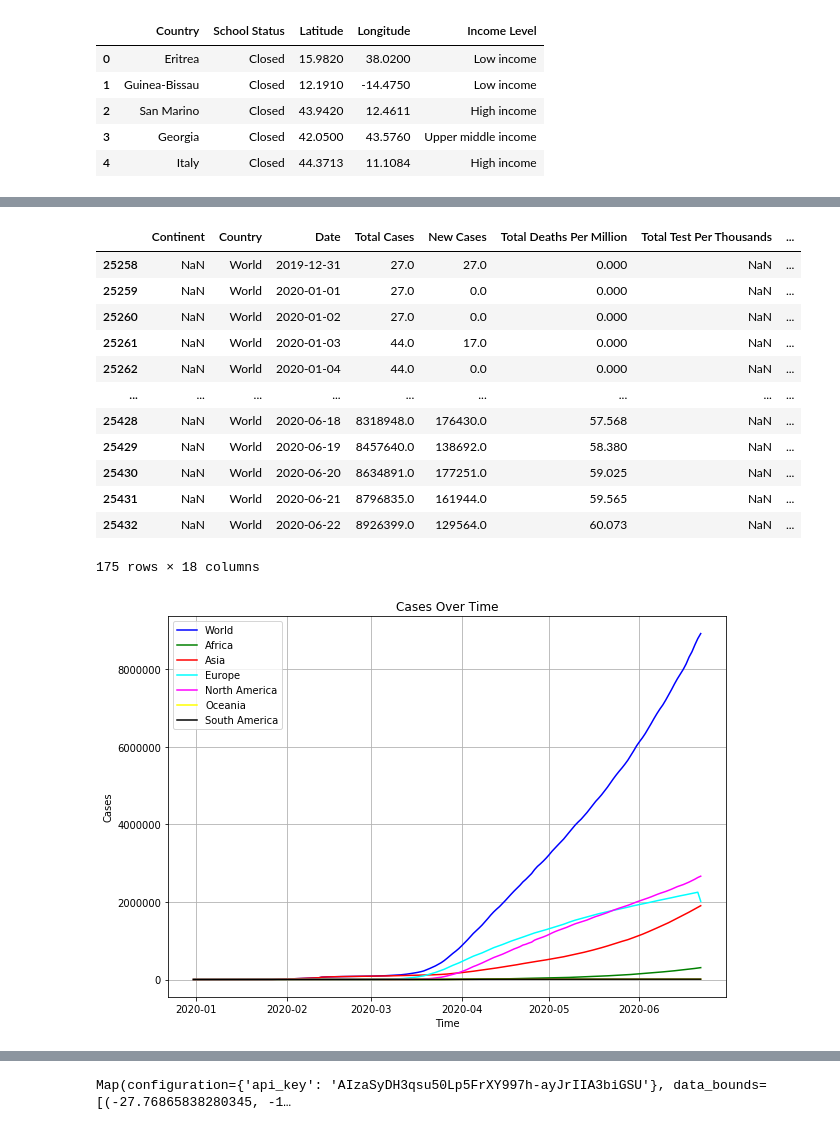
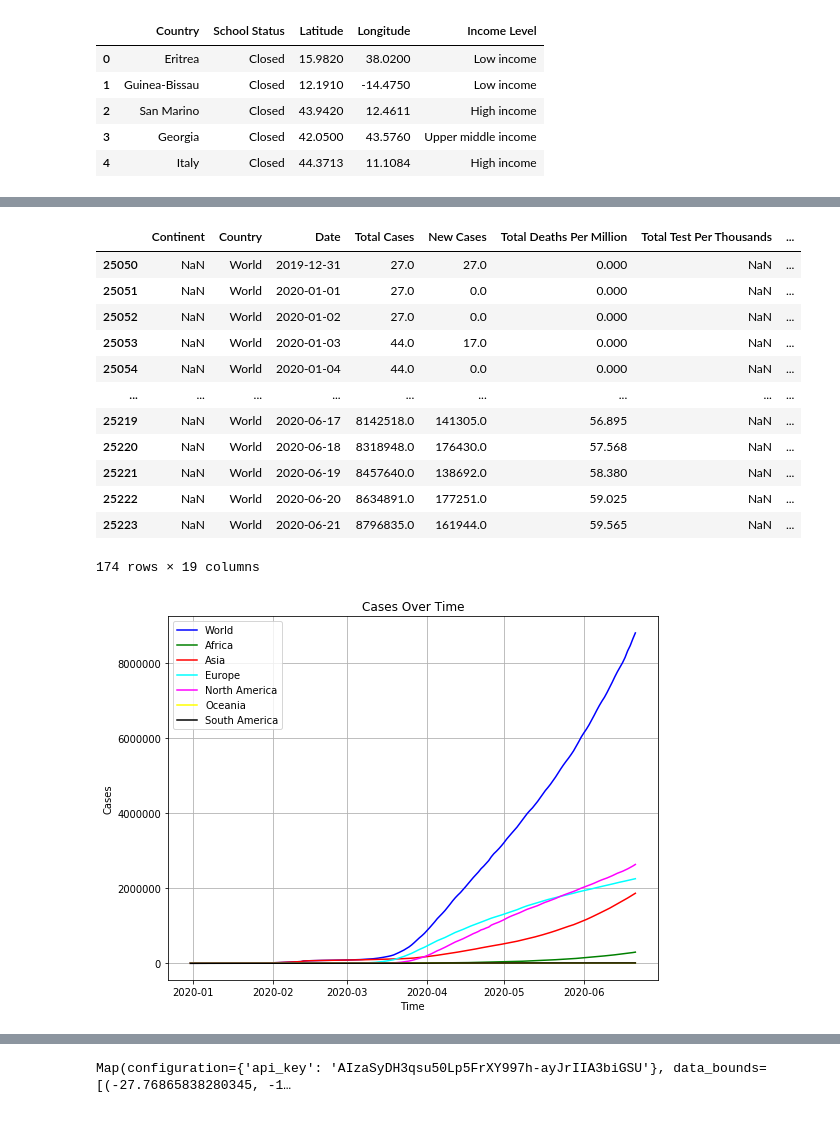
Before and after one commit to M-Agami/META-B, a Jupyter notebook: Coding/Coronavirus.ipynb, the cells around one changed output, grey strips where cells are left out. Drawn from its saved outputs; the diff is of its cells as text; code cells hidden in the pictures.

Commit message:
continents breakdown

```diff
--- a/Coding/Coronavirus.ipynb
+++ b/Coding/Coronavirus.ipynb
@@ -16,19 +16,20 @@ world_df= pd.read_csv("../Resources/owid-covid-data.csv")
 
 updated_world_df=world_df.drop(["iso_code", "new_deaths_per_million","total_tests","new_tests",
                                 "new_tests_smoothed_per_thousand","population","median_age","aged_70_older",
-                                "extreme_poverty","diabetes_prevalence","female_smokers","male_smokers",
+                                "extreme_poverty","female_smokers","male_smokers",
                                "handwashing_facilities","hospital_beds_per_thousand","life_expectancy",
                                "new_tests_smoothed","new_tests_per_thousand","tests_units","total_deaths",
                                "new_deaths","total_cases_per_million","new_cases_per_million"], axis=1)
 
-updated_world_df=updated_world_dfupdated_world_df=updated_world_df.rename(columns={"location":"Country", "continent":"Continent","date":"Date",
+updated_world_df=updated_world_df.rename(columns={"location":"Country", "continent":"Continent","date":"Date",
                                                   "total_deaths_per_million":"Total Deaths Per Million","total_cases":"Total Cases", "new_cases":"New Cases",
-                                                  "total_tests_per_thousand":"Total Test Per Thousands",
+                                                  "total_tests_per_thousand":"Total Test Per Thousands","diabetes_prevalence":"Diabetes Prevalence",
                                                  "population_density":"Population Density","aged_65_older":"Aged 65 or older",
                                                  "gdp_per_capita":"GDP Per Capita","cvd_death_rate":"Covid Death Rate",
                                                  "stringency_index":"Stringency Index"})
 
 #updated_world_df.fillna(0, inplace=True)
+updated_world_df=updated_world_df[updated_world_df["Date"]!= "2020-06-22" ]
 
 updated_world_df.head()
 # %% [output]
@@ -136,15 +130,15 @@ world_data = combined_df[combined_df['Country']=='World']
 world_data
 # %% [output]
 |  | Continent | Country | Date | Total Cases | New Cases | Total Deaths Per Million | Total Test Per Thousands | ... |
-| 25258 | NaN | World | 2019-12-31 | 27.0 | 27.0 | 0.000 | NaN | ... |
-| 25259 | NaN | World | 2020-01-01 | 27.0 | 0.0 | 0.000 | NaN | ... |
-| 25260 | NaN | World | 2020-01-02 | 27.0 | 0.0 | 0.000 | NaN | ... |
-| 25261 | NaN | World | 2020-01-03 | 44.0 | 17.0 | 0.000 | NaN | ... |
-| 25262 | NaN | World | 2020-01-04 | 44.0 | 0.0 | 0.000 | NaN | ... |
+| 25050 | NaN | World | 2019-12-31 | 27.0 | 27.0 | 0.000 | NaN | ... |
+| 25051 | NaN | World | 2020-01-01 | 27.0 | 0.0 | 0.000 | NaN | ... |
+| 25052 | NaN | World | 2020-01-02 | 27.0 | 0.0 | 0.000 | NaN | ... |
+| 25053 | NaN | World | 2020-01-03 | 44.0 | 17.0 | 0.000 | NaN | ... |
+| 25054 | NaN | World | 2020-01-04 | 44.0 | 0.0 | 0.000 | NaN | ... |
 | ... | ... | ... | ... | ... | ... | ... | ... | ... |
-| 25428 | NaN | World | 2020-06-18 | 8318948.0 | 176430.0 | 57.568 | NaN | ... |
-| 25429 | NaN | World | 2020-06-19 | 8457640.0 | 138692.0 | 58.380 | NaN | ... |
-| 25430 | NaN | World | 2020-06-20 | 8634891.0 | 177251.0 | 59.025 | NaN | ... |
-| 25431 | NaN | World | 2020-06-21 | 8796835.0 | 161944.0 | 59.565 | NaN | ... |
-| 25432 | NaN | World | 2020-06-22 | 8926399.0 | 129564.0 | 60.073 | NaN | ... |
+| 25219 | NaN | World | 2020-06-17 | 8142518.0 | 141305.0 | 56.895 | NaN | ... |
+| 25220 | NaN | World | 2020-06-18 | 8318948.0 | 176430.0 | 57.568 | NaN | ... |
+| 25221 | NaN | World | 2020-06-19 | 8457640.0 | 138692.0 | 58.380 | NaN | ... |
+| 25222 | NaN | World | 2020-06-20 | 8634891.0 | 177251.0 | 59.025 | NaN | ... |
+| 25223 | NaN | World | 2020-06-21 | 8796835.0 | 161944.0 | 59.565 | NaN | ... |
-175 rows × 18 columns
+174 rows × 19 columns
@@ -185,26 +167,39 @@ south_america_cases = combined_df[(combined_df['Continent']=='South America')].g
 south_america_cases_daily = south_america_cases.sum()
 south_america_cases_list= oceania_cases_daily['Total Cases'].values.tolist()
 # %%
-plt.figure(figsize=(10,7))
+dates = world_data['Date'].values.tolist()
+world_cases=world_data['Total Cases'].values.tolist()
+dates_values = [datetime.datetime.strptime(d,"%Y-%m-%d").date() for d in dates]
+
+# ax = plt.gca()
+
+ormatter = mdates.DateFormatter("%Y-%m-%d")
+# ax.xaxis.set_major_formatter(formatter)
+
+locator = mdates.MonthLocator()
+# ax.xaxis.set_major_locator(locator)
+
+plt.figure(figsize=(8,6))
 world_handle, = plt.plot(dates_values, world_cases,color="blue",label="World")
 africa_handle, = plt.plot(dates_values, africa_cases_list,color="green",label="Africa")
 asia_handle, = plt.plot(dates_values, asia_cases_list,color="red",label="Asia")
 europe_handle, = plt.plot(dates_values, europe_cases_list,color="cyan",label="Europe")
 north_america_handle, = plt.plot(dates_values, north_america_cases_list,color="magenta",label="North America")
 oceania_handle, = plt.plot(dates_values, oceania_cases_list,color="yellow",label="Oceania")
 south_america_handle, = plt.plot(dates_values, south_america_cases_list,color="black",label="South America")
 
 # plt.xticks(rotation='40')
 plt.legend(loc="upper left")
 plt.title("Cases Over Time")
 
 plt.xlabel("Time")
 plt.ylabel("Cases")
+plt.tight_layout()
 
 plt.grid()
 plt.show()
 # %% [output]
-[figure, old version]
+[figure, new version]
 # %%
 countries_data = combined_df[(combined_df['Date']=='2020-06-21') & (combined_df['Country']!='World')]
 # countries_cases_0622=
```
Also changed, not shown: parts of 13 cells of this notebook.
